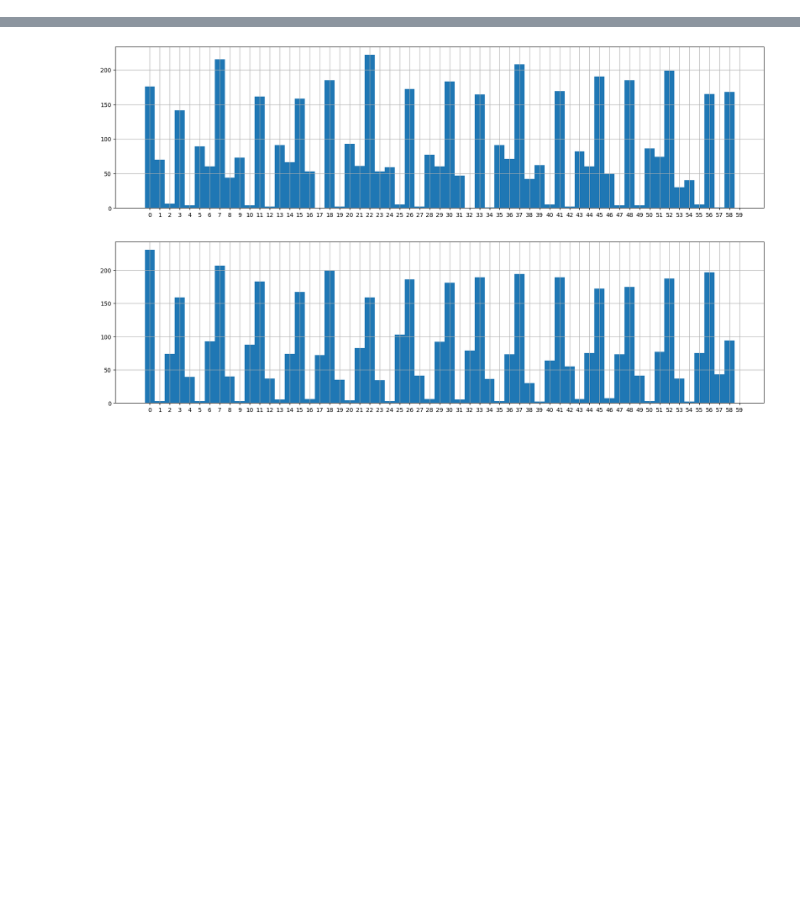
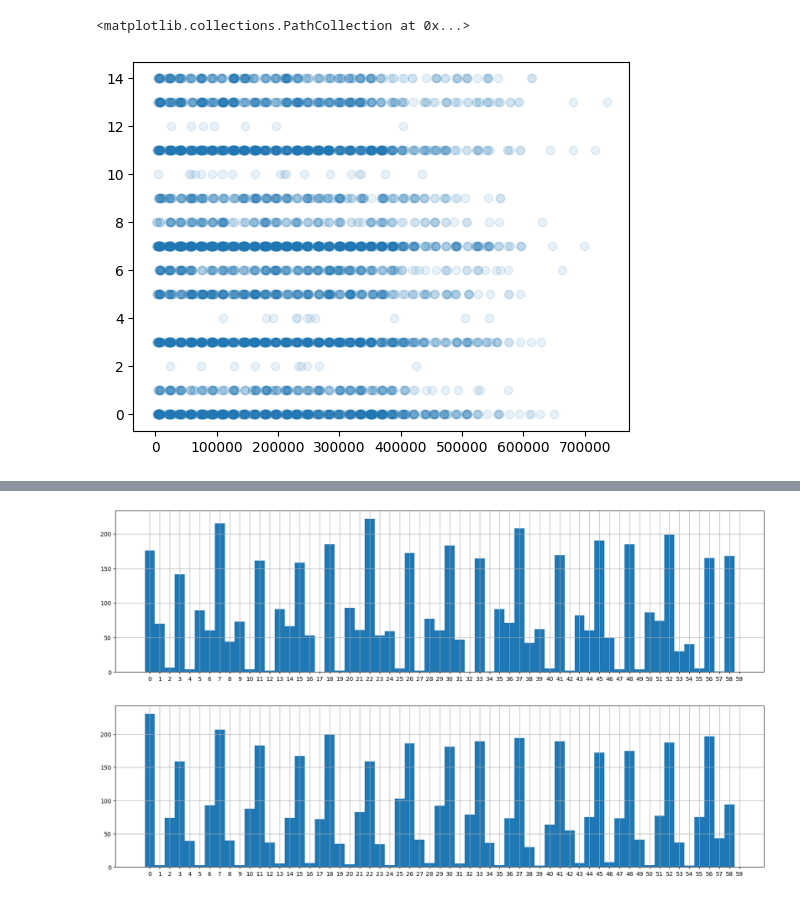
Before and after one commit to penguin-prg/child-mind-institute-detect-sleep-states, a Jupyter notebook: notebook/sleep_time.ipynb, the cells around one changed output, grey strips where cells are left out. Drawn from its saved outputs; the diff is of its cells as text; code cells hidden in the pictures; blank space fills up the shorter version.

```diff
--- a/notebook/sleep_time.ipynb
+++ b/notebook/sleep_time.ipynb
@@ -53,0 +60,6 @@ labels.head()
+# %%
+df = labels[labels["event"]=="onset"]
+plt.scatter(df["step"], df["minutes"]%15, alpha=0.1)
+# %% [output]
+<matplotlib.collections.PathCollection at 0x...>
+[figure, added]
```
Also changed, not shown: parts of 8 cells of this notebook, 3 other files.
